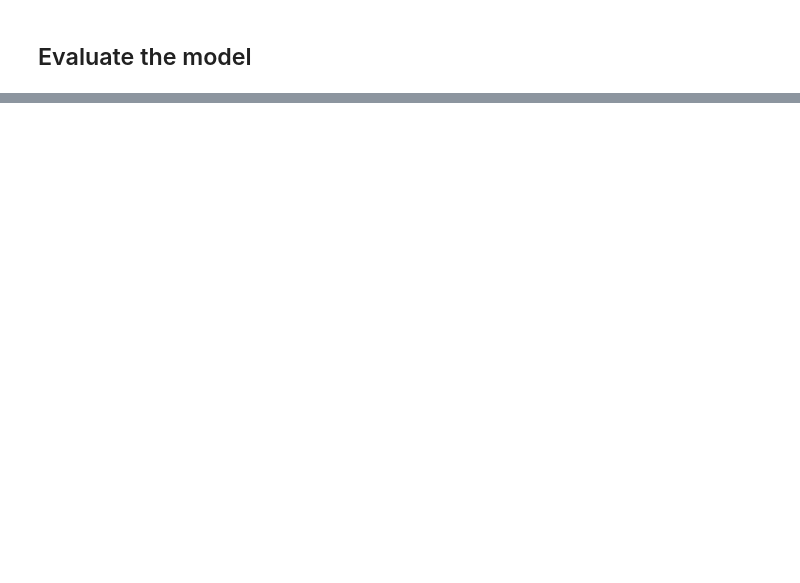
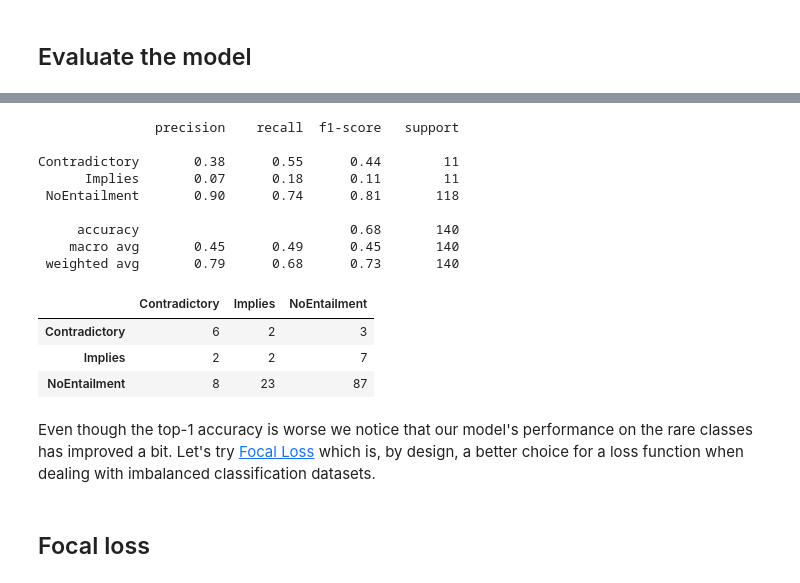
Before and after one commit to sayakpaul/Multimodal-Entailment-Baseline, a Jupyter notebook: multimodal_entailment.ipynb, the cells around one changed output, grey strips where cells are left out. Drawn from its saved outputs; the diff is of its cells as text; code cells hidden in the pictures; blank space fills up the shorter version.

```diff
--- a/multimodal_entailment.ipynb
+++ b/multimodal_entailment.ipynb
@@ -504,0 +543,11 @@ Accuracy on the test set: 86.67%.
+# %%
+# Reference: https://bit.ly/3xxtgSy
+
+train_labels_ohe = keras.utils.to_categorical(train_labels)
+class_totals = train_labels_ohe.sum(axis=0)
+class_weight = dict()
+
+for i in range(0, len(class_totals)):
+	class_weight[i] = class_totals.max() / class_totals[i]
+
+class_weight
@@ -504,0 +556,11 @@ Accuracy on the test set: 86.67%.
+# %%
+multimodal_model_lw = create_multimodal_model()
+multimodal_model_lw.compile(
+    optimizer="adam", loss="sparse_categorical_crossentropy", metrics="accuracy"
+)
+history = multimodal_model_lw.fit(
+    train_ds,
+    validation_data=validation_ds,
+    epochs=10,
+    class_weight=class_weight
+)
@@ -504,0 +600,20 @@ Accuracy on the test set: 86.67%.
+# %%
+detailed_test_eval(multimodal_model_lw)
+# %% [output]
+               precision    recall  f1-score   support
+
+Contradictory       0.38      0.55      0.44        11
+      Implies       0.07      0.18      0.11        11
+ NoEntailment       0.90      0.74      0.81       118
+
+     accuracy                           0.68       140
+    macro avg       0.45      0.49      0.45       140
+ weighted avg       0.79      0.68      0.73       140
+|  | Contradictory | Implies | NoEntailment |
+| Contradictory | 6 | 2 | 3 |
+| Implies | 2 | 2 | 7 |
+| NoEntailment | 8 | 23 | 87 |
+# %% [markdown]
+Even though the top-1 accuracy is worse we notice that our model's performance on the rare classes has improved a bit. Let's try [Focal Loss](https://arxiv.org/abs/1708.02002) which is, by design, a better choice for a loss function when dealing with imbalanced classification datasets.
+# %% [markdown]
+## Focal loss
```
Also changed, not shown: parts of 32 cells of this notebook.
